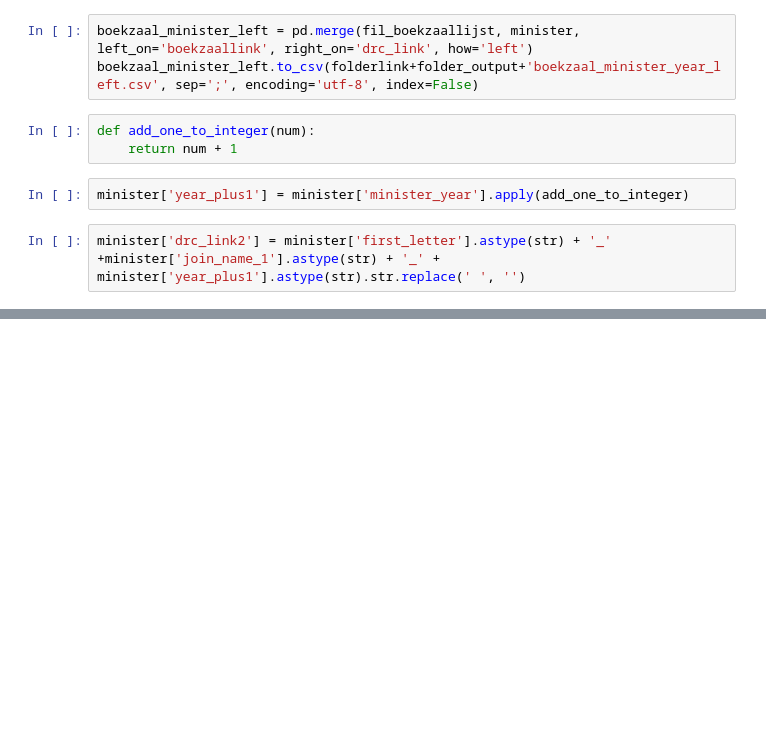
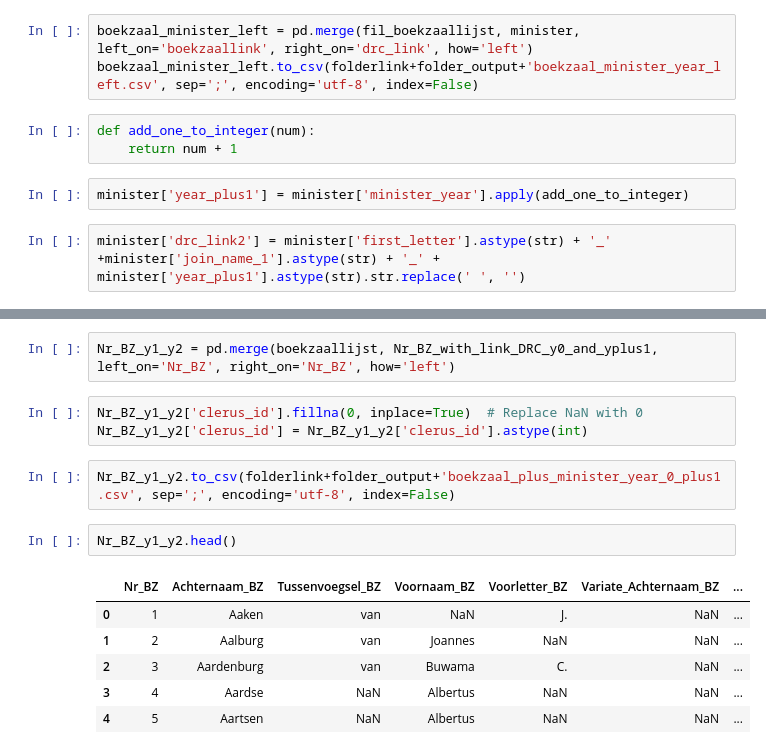
Before and after one commit to DigiDuRe/DigiDuRe, a Jupyter notebook: act5/boekzaallijst.ipynb, the cells around one changed output, grey strips where cells are left out. Saved outputs shown, nothing was run; the diff lists cells and outputs as text; blank space fills up the shorter version.

```diff
--- a/act5/boekzaallijst.ipynb
+++ b/act5/boekzaallijst.ipynb
@@ -134,0 +145,16 @@ boekzaal_minister_inner.to_csv(folderlink+folder_output+'boekzaal_minister_year_
+# %%
+Nr_BZ_y1_y2 = pd.merge(boekzaallijst, Nr_BZ_with_link_DRC_y0_and_yplus1, left_on='Nr_BZ', right_on='Nr_BZ', how='left')
+# %%
+Nr_BZ_y1_y2['clerus_id'].fillna(0, inplace=True)  # Replace NaN with 0
+Nr_BZ_y1_y2['clerus_id'] = Nr_BZ_y1_y2['clerus_id'].astype(int)
+# %%
+Nr_BZ_y1_y2.to_csv(folderlink+folder_output+'boekzaal_plus_minister_year_0_plus1.csv', sep=';', encoding='utf-8', index=False)
+# %%
+Nr_BZ_y1_y2.head()
+# %% [output]
+|  | Nr_BZ | Achternaam_BZ | Tussenvoegsel_BZ | Voornaam_BZ | Voorletter_BZ | Variate_Achternaam_BZ | ... |
+| 0 | 1 | Aaken | van | NaN | J. | NaN | ... |
+| 1 | 2 | Aalburg | van | Joannes | NaN | NaN | ... |
+| 2 | 3 | Aardenburg | van | Buwama | C. | NaN | ... |
+| 3 | 4 | Aardse | NaN | Albertus | NaN | NaN | ... |
+| 4 | 5 | Aartsen | NaN | Albertus | NaN | NaN | ... |
```
Also changed, not shown: parts of 13 cells of this notebook, 1 other file.
